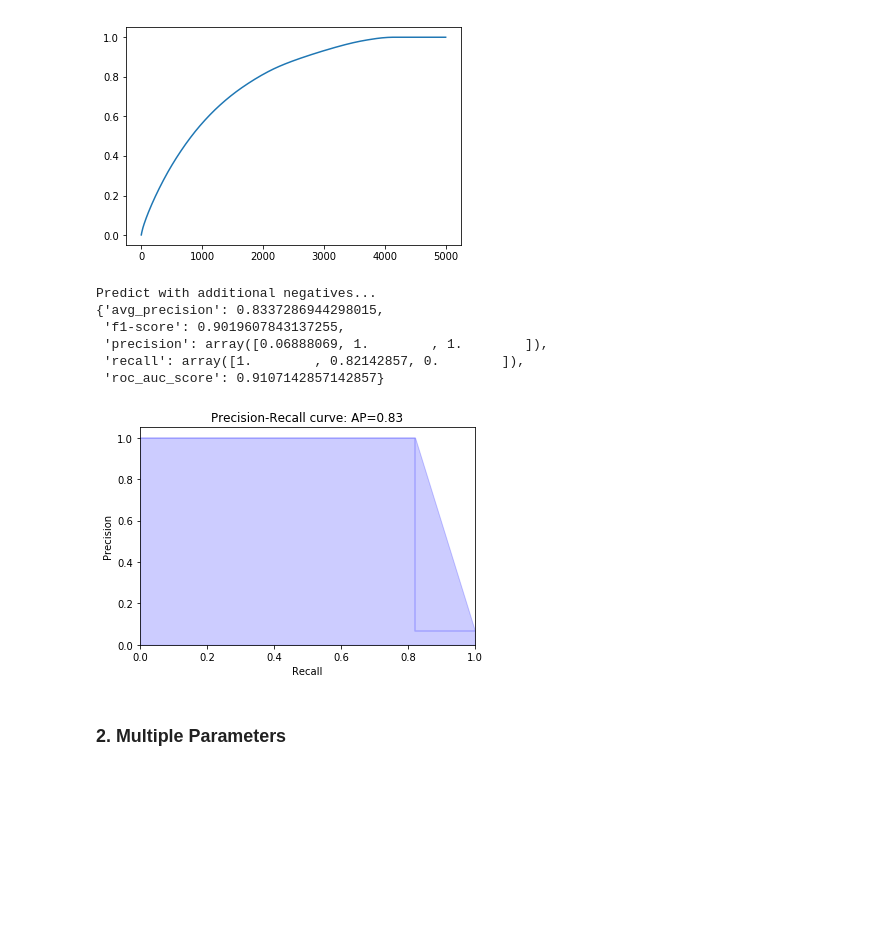
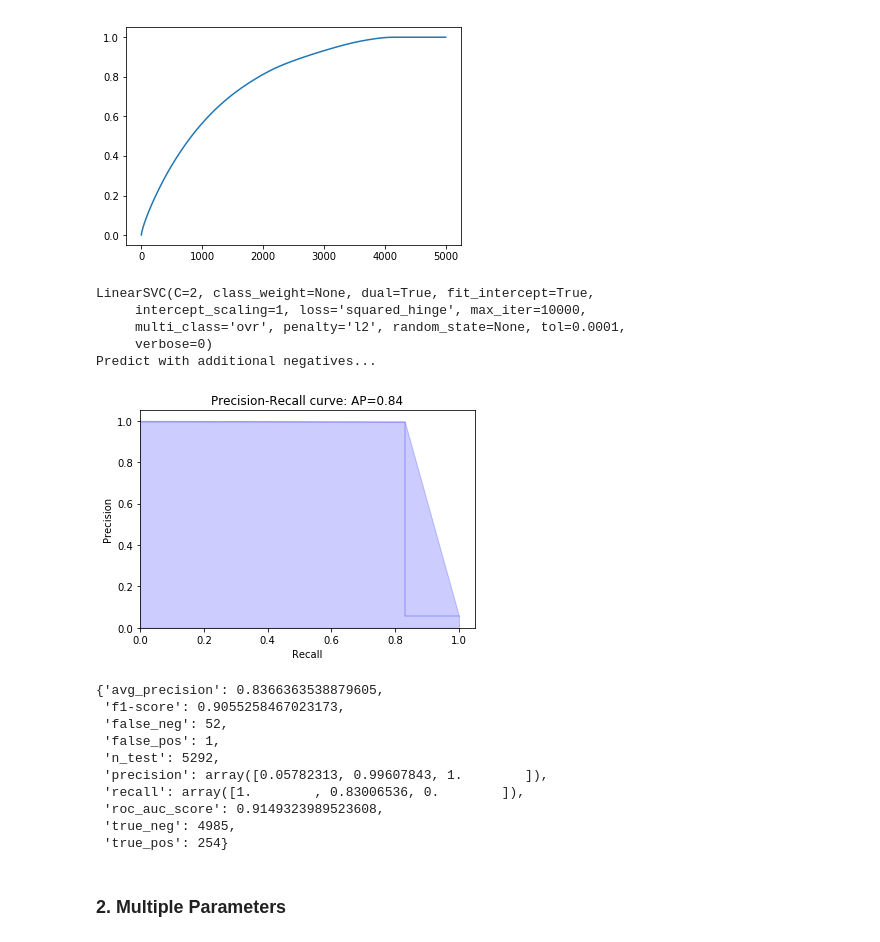
Before and after one commit to jpennors/face_detection_project, a Jupyter notebook: Main.ipynb, the cells around one changed output. Saved outputs shown, nothing was run; the diff lists cells and outputs as text; code cells hidden in the pictures; blank space fills up the shorter version.

```diff
--- a/Main.ipynb
+++ b/Main.ipynb
@@ -100,7 +100,7 @@ MODEL_PARAMS = {
     'class_weight': { -1: 1, 1: 1}
 }
 VECTORIZATION_PARAMS = {
-    'vectorize': descriptor_vector.haar,
+    'vectorize': descriptor_vector.hog,
 #    'vectorize_kwargs': [6],
 }
 # %%
@@ -155,22 +155,33 @@ if results not in store: store.append(results)
 pp(results)
 # %%
 # Validation with additional negatives
+clf = data.load_model()
+print(clf)
 NEG_SUP = 10000
 pvalid_labels = np.concatenate([ valid_labels, generate_negative_set(images, labels, set_size=NEG_SIZE) ])
 
 print("Predict with additional negatives...")
 pvalid_indexes = np.unique(valid_labels[:,0]) - 1
 scores, results = models.predict_and_validate(clf, images, box_size, pvalid_labels,
                                               **VECTORIZATION_PARAMS, only=pvalid_indexes,**kwargs)
 pp(results)
 # %% [output]
+LinearSVC(C=2, class_weight=None, dual=True, fit_intercept=True,
+     intercept_scaling=1, loss='squared_hinge', max_iter=10000,
+     multi_class='ovr', penalty='l2', random_state=None, tol=0.0001,
+     verbose=0)
 Predict with additional negatives...
-{'avg_precision': 0.8337286944298015,
- 'f1-score': 0.9019607843137255,
- 'precision': array([0.06888069, 1.        , 1.        ]),
- 'recall': array([1.        , 0.82142857, 0.        ]),
- 'roc_auc_score': 0.9107142857142857}
-[figure, old version]
+[figure, new version]
+{'avg_precision': 0.8366363538879605,
+ 'f1-score': 0.9055258467023173,
+ 'false_neg': 52,
+ 'false_pos': 1,
+ 'n_test': 5292,
+ 'precision': array([0.05782313, 0.99607843, 1.        ]),
+ 'recall': array([1.        , 0.83006536, 0.        ]),
+ 'roc_auc_score': 0.9149323989523608,
+ 'true_neg': 4985,
+ 'true_pos': 254}
 # %% [markdown]
 ### 2. Multiple Parameters
 # %%
```
Also changed, not shown: parts of 3 cells of this notebook, 5 other files.
